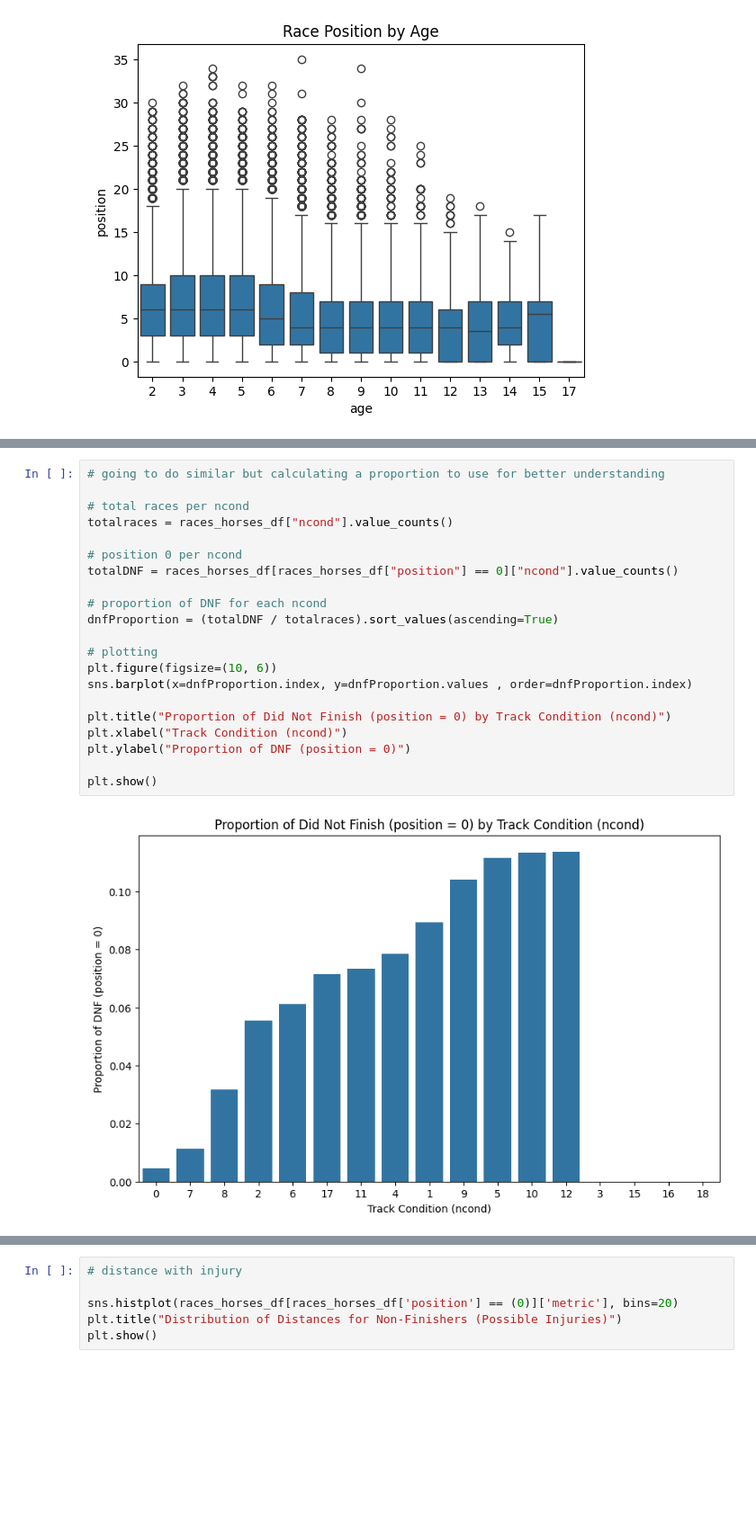
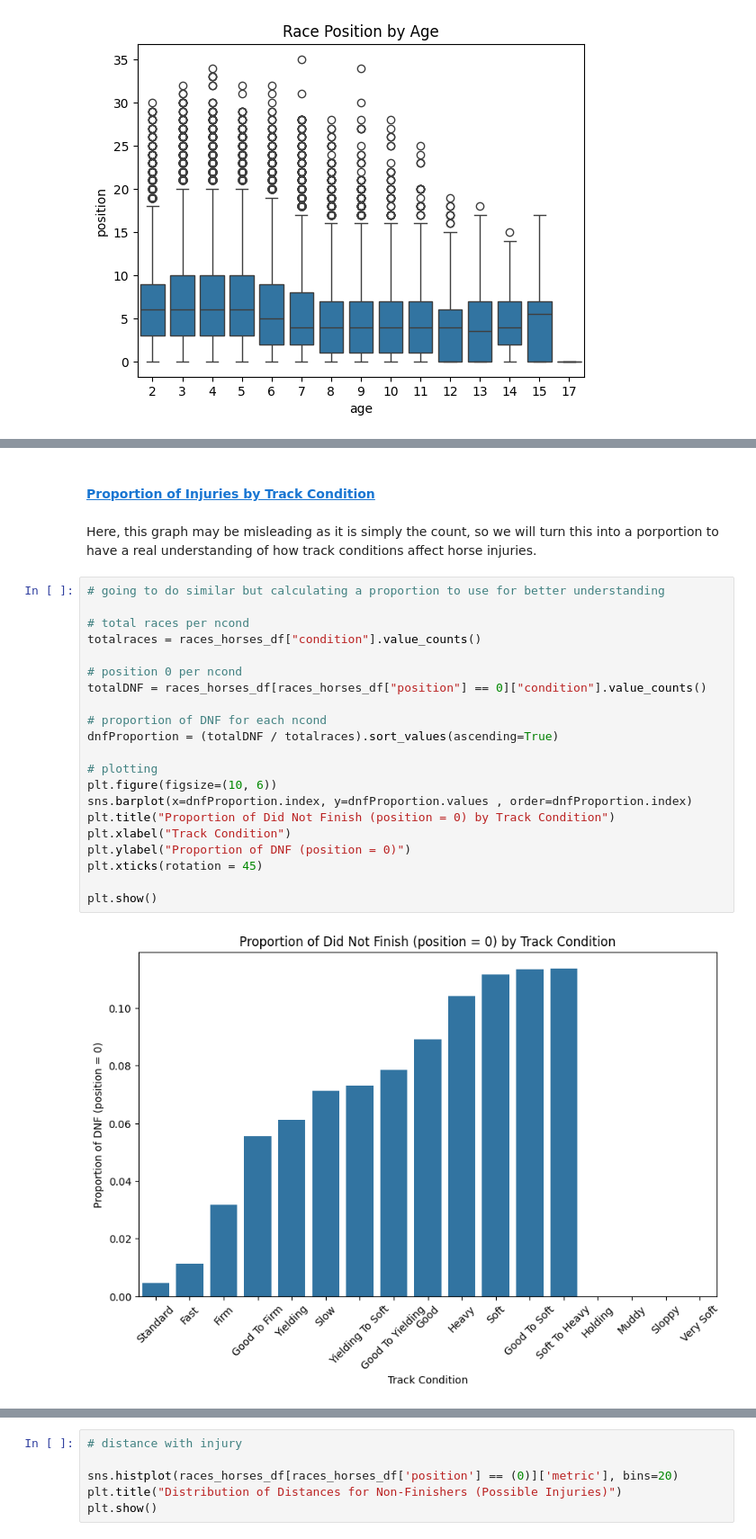
Before and after one commit to sabridelrosal/RaceHorsesROI, a Jupyter notebook: notebooks/02-eda.ipynb, the cells around one changed output, grey strips where cells are left out. Shown: that part at 90% size. Cells and saved outputs as stored; diff of their text form; blank space fills up the shorter version.

```diff
--- a/notebooks/02-eda.ipynb
+++ b/notebooks/02-eda.ipynb
@@ -203,23 +258,27 @@ plt.show()
+# %% [markdown]
+#### <a id='toc2_1_6_3_'></a>[Proportion of Injuries by Track Condition](#toc0_)
+# %% [markdown]
+Here, this graph may be misleading as it is simply the count, so we will turn this into a porportion to have a real understanding of how track conditions affect horse injuries.
 # %%
 # going to do similar but calculating a proportion to use for better understanding
 
 # total races per ncond
-totalraces = races_horses_df["ncond"].value_counts()
+totalraces = races_horses_df["condition"].value_counts()
 
 # position 0 per ncond
-totalDNF = races_horses_df[races_horses_df["position"] == 0]["ncond"].value_counts()
+totalDNF = races_horses_df[races_horses_df["position"] == 0]["condition"].value_counts()
 
 # proportion of DNF for each ncond
 dnfProportion = (totalDNF / totalraces).sort_values(ascending=True)
 
 # plotting
 plt.figure(figsize=(10, 6))
 sns.barplot(x=dnfProportion.index, y=dnfProportion.values , order=dnfProportion.index)
-
-plt.title("Proportion of Did Not Finish (position = 0) by Track Condition (ncond)")
-plt.xlabel("Track Condition (ncond)")
+plt.title("Proportion of Did Not Finish (position = 0) by Track Condition")
+plt.xlabel("Track Condition")
 plt.ylabel("Proportion of DNF (position = 0)")
+plt.xticks(rotation = 45)
 
 plt.show()
 # %% [output]
-[figure, old version]
+[figure, new version]
```
Also changed, not shown: parts of 63 cells of this notebook, 22 other files.
